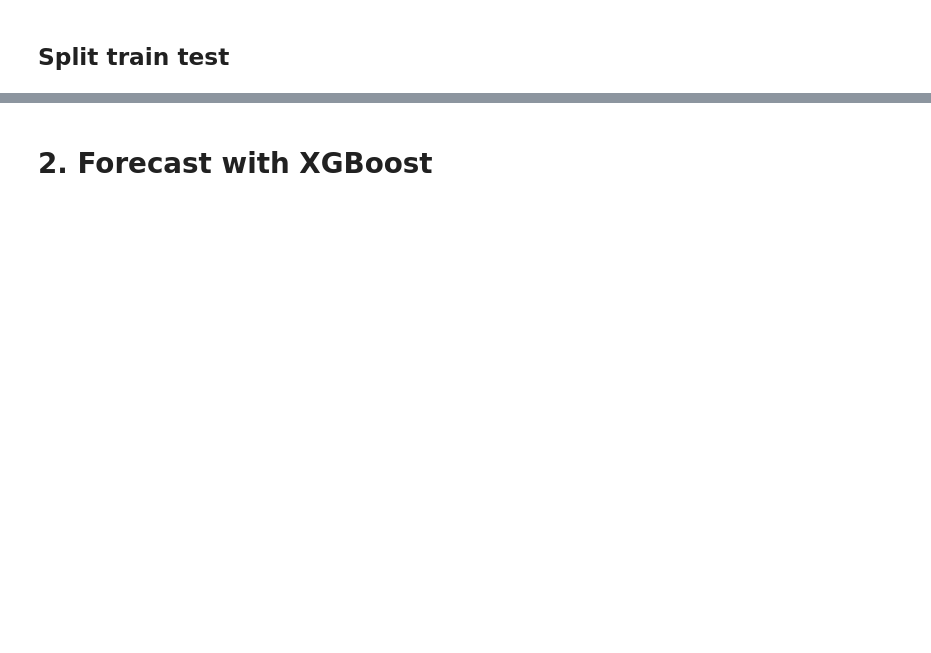
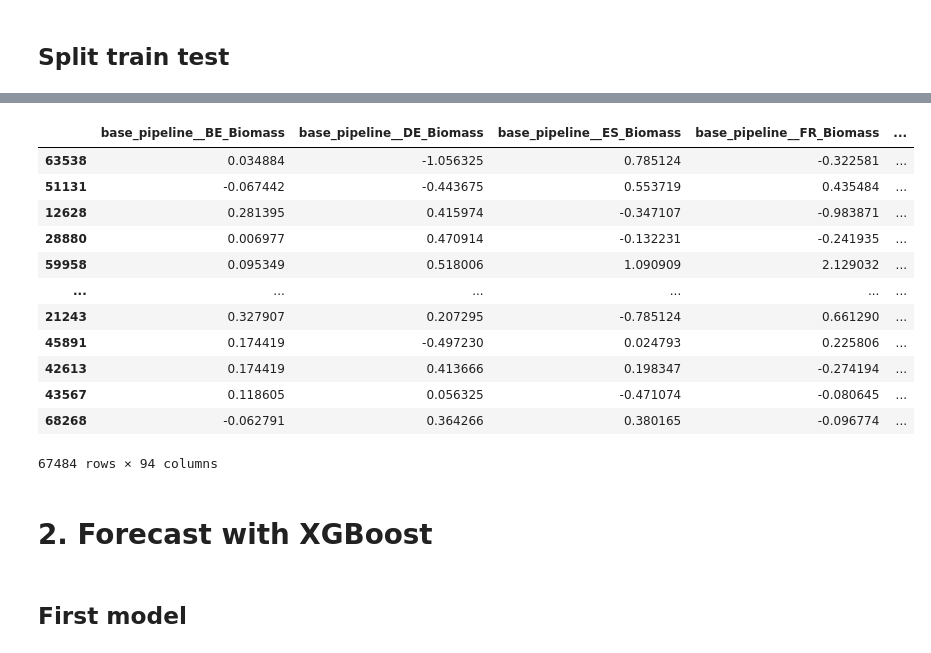
Before and after one commit to RonanBernard/Power_Price_Forecasting, a Jupyter notebook: notebooks/forecast_model.ipynb, the cells around one changed output, grey strips where cells are left out. Cells and saved outputs as stored; diff of their text form; code cells hidden in the pictures; blank space fills up the shorter version.

Commit message:
First model with XGBoost giving 12.5 rmse on FR_price

```diff
--- a/notebooks/forecast_model.ipynb
+++ b/notebooks/forecast_model.ipynb
@@ -74,0 +62,4 @@ df_preproc = feature_engineering(df_data)
+# %%
+from scripts.preprocess import feature_engineering
+
+df_preproc = feature_engineering(df_preproc)
@@ -74,0 +73,4 @@ df_preproc = feature_engineering(df_data)
+# %%
+from scripts.preprocess import merge_fuel_prices
+
+df_preproc = merge_fuel_prices(df_preproc)
@@ -175,0 +113,17 @@ BE
+# %%
+X = df_preproc.drop(columns=['FR_price'])
+y = df_preproc['FR_price']
+
+X_train, X_test, y_train, y_test = train_test_split(X, y, test_size=0.2, random_state=0)
+# %%
+pipe = Pipeline([
+    ('imputer_zero', SimpleImputer(fill_value=0)),
+    ('robustscaler', RobustScaler())]
+    ).set_output(transform='pandas')
+
+excluded = ['Day_sin', 'Day_cos', 'Year_sin', 'Year_cos']
+selected_columns = [col for col in X_train.columns if col not in excluded]
+
+preproc_pipeline = ColumnTransformer([('base_pipeline', pipe, selected_columns)], remainder='passthrough').set_output(transform='pandas')
+
+preproc_pipeline
@@ -176,2 +148,22 @@ BE
+# %%
+X_train_preproc = preproc_pipeline.fit_transform(X_train)
+
+X_train_preproc
+# %% [output]
+|  | base_pipeline__BE_Biomass | base_pipeline__DE_Biomass | base_pipeline__ES_Biomass | base_pipeline__FR_Biomass | ... |
+| 63538 | 0.034884 | -1.056325 | 0.785124 | -0.322581 | ... |
+| 51131 | -0.067442 | -0.443675 | 0.553719 | 0.435484 | ... |
+| 12628 | 0.281395 | 0.415974 | -0.347107 | -0.983871 | ... |
+| 28880 | 0.006977 | 0.470914 | -0.132231 | -0.241935 | ... |
+| 59958 | 0.095349 | 0.518006 | 1.090909 | 2.129032 | ... |
+| ... | ... | ... | ... | ... | ... |
+| 21243 | 0.327907 | 0.207295 | -0.785124 | 0.661290 | ... |
+| 45891 | 0.174419 | -0.497230 | 0.024793 | 0.225806 | ... |
+| 42613 | 0.174419 | 0.413666 | 0.198347 | -0.274194 | ... |
+| 43567 | 0.118605 | 0.056325 | -0.471074 | -0.080645 | ... |
+| 68268 | -0.062791 | 0.364266 | 0.380165 | -0.096774 | ... |
+67484 rows × 94 columns
 # %% [markdown]
 # 2. Forecast with XGBoost
+# %% [markdown]
+## First model
```
Also changed, not shown: parts of 26 cells of this notebook.
